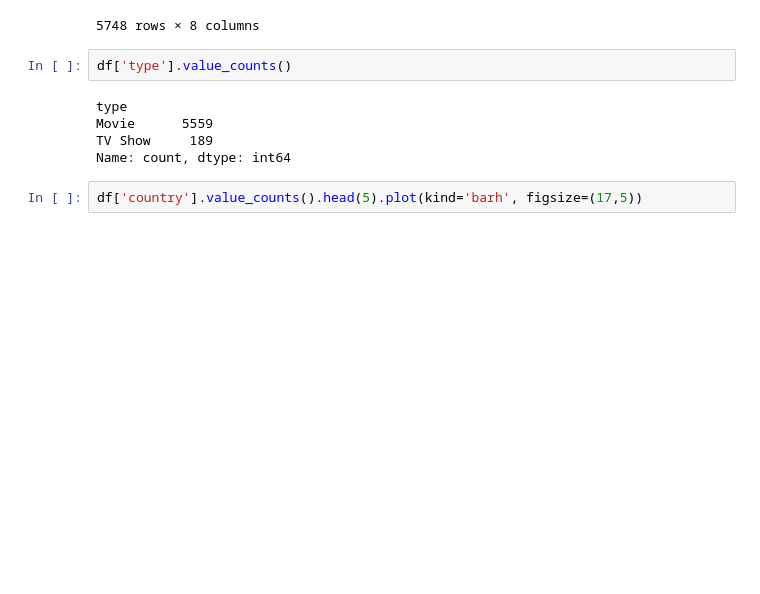
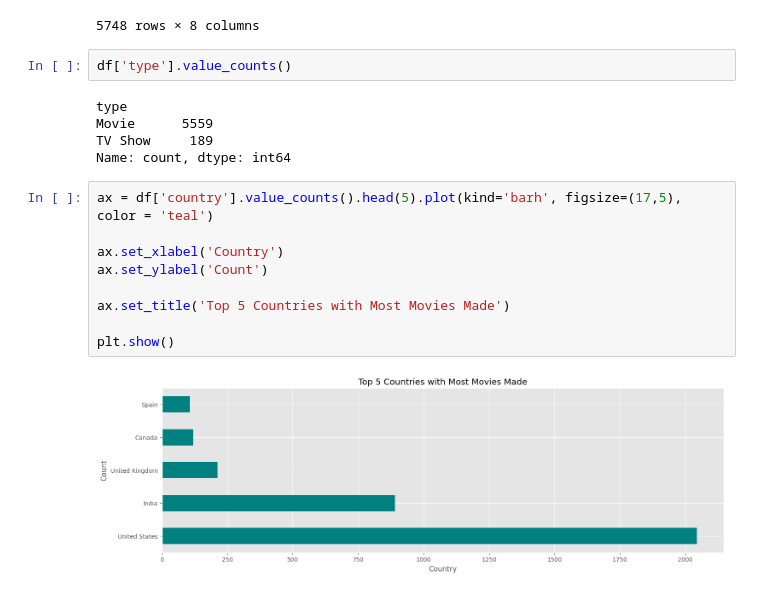
Before and after one commit to kaan4dev/netflixAnalysis, a Jupyter notebook: netflix.ipynb, the cells around one changed output. Saved outputs shown, nothing was run; the diff lists cells and outputs as text; blank space fills up the shorter version.

```diff
--- a/netflix.ipynb
+++ b/netflix.ipynb
@@ -146,4 +146,13 @@ Movie      5559
 TV Show     189
 Name: count, dtype: int64
 # %%
-df['country'].value_counts().head(5).plot(kind='barh', figsize=(17,5))
+ax = df['country'].value_counts().head(5).plot(kind='barh', figsize=(17,5), color = 'teal')
+
+ax.set_xlabel('Country')
+ax.set_ylabel('Count')
+
+ax.set_title('Top 5 Countries with Most Movies Made')
+
+plt.show()
+# %% [output]
+[figure, added]
```
Also changed, not shown: parts of 6 cells of this notebook, 3 other files.
